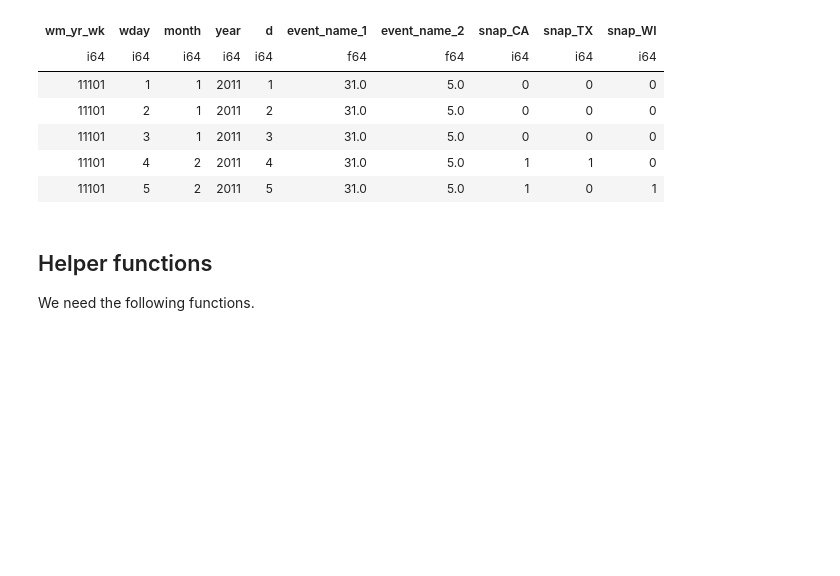
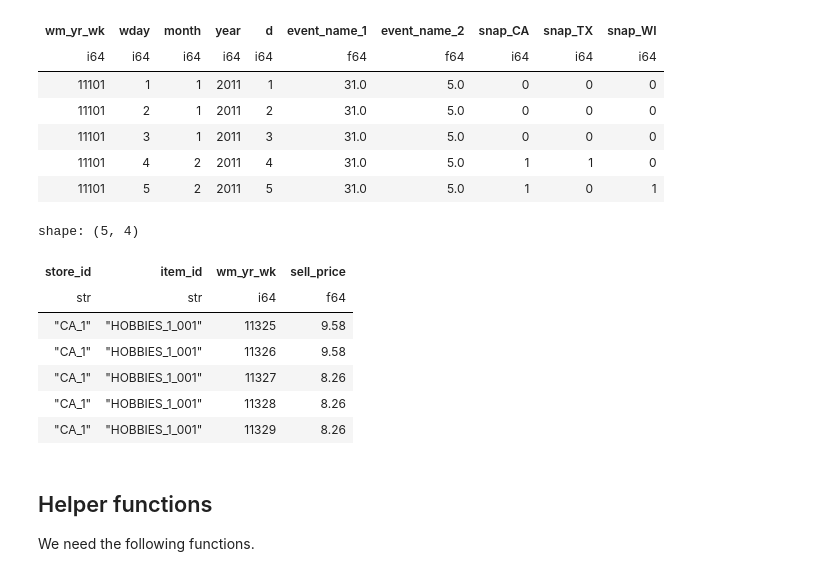
Before and after one commit to yjtek/kaggle, a Jupyter notebook: m5-forecasting/references/m5-forecast-poisson-loss-top-10.ipynb, the cells around one changed output. Cells and saved outputs as stored; diff of their text form; code cells hidden in the pictures; blank space fills up the shorter version.

```diff
--- a/m5-forecasting/references/m5-forecast-poisson-loss-top-10.ipynb
+++ b/m5-forecasting/references/m5-forecast-poisson-loss-top-10.ipynb
@@ -41,3 +31,14 @@ polars.config.Config
+# %%
+pl.Config.set_tbl_rows(999)
+pl.Config.set_tbl_cols(999)
+pl.Config.set_tbl_width_chars(999)
+pl.Config.set_fmt_str_lengths(999)
+
+pd.set_option('display.max_rows', None)
+pd.set_option('display.max_columns', None)
+pd.set_option('display.width', 2000)
+pd.set_option('display.float_format', '{:20,.2f}'.format)
+pd.set_option('display.max_colwidth', None)
 # %% [markdown]
 ## Load data
 # %%
@@ -64,5 +49,5 @@ replace ./m5-forecasting/data/calendar.csv? [y]es, [n]o, [A]ll, [N]one, [r]ename
 # %%
-path = "../data"
+path = "./m5-forecasting/data"
 calendar = pl.read_csv(os.path.join(path, "calendar.csv"))
 selling_prices = pl.read_csv(os.path.join(path, "sell_prices.csv"))
 sample_submission_accuracy = pl.read_csv(os.path.join(path, "sample_submission_accuracy.csv"))
@@ -115,7 +100,16 @@ shape: (5, 10)
 | 11101 | 4 | 2 | 2011 | 4 | 31.0 | 5.0 | 1 | 1 | 0 |
 | 11101 | 5 | 2 | 2011 | 5 | 31.0 | 5.0 | 1 | 0 | 1 |
 # %%
-# selling_prices.head().dtypes #.with_columns(pl.col('item_id').cast(pl.))
+selling_prices.head() #.dtypes #.with_columns(pl.col('item_id').cast(pl.))
+# %% [output]
+shape: (5, 4)
+| store_id | item_id | wm_yr_wk | sell_price |
+| str | str | i64 | f64 |
+| "CA_1" | "HOBBIES_1_001" | 11325 | 9.58 |
+| "CA_1" | "HOBBIES_1_001" | 11326 | 9.58 |
+| "CA_1" | "HOBBIES_1_001" | 11327 | 8.26 |
+| "CA_1" | "HOBBIES_1_001" | 11328 | 8.26 |
+| "CA_1" | "HOBBIES_1_001" | 11329 | 8.26 |
 # %% [markdown]
 ## Helper functions
 
```
Also changed, not shown: parts of 14 cells of this notebook.
